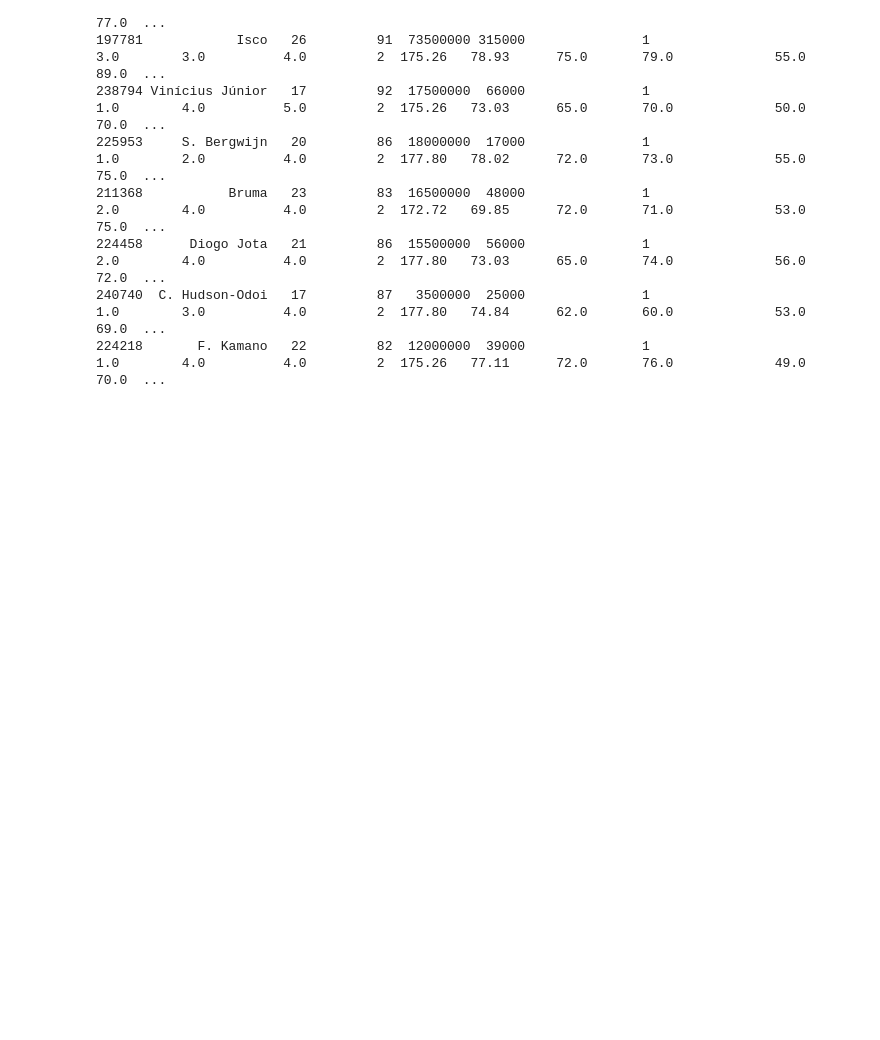
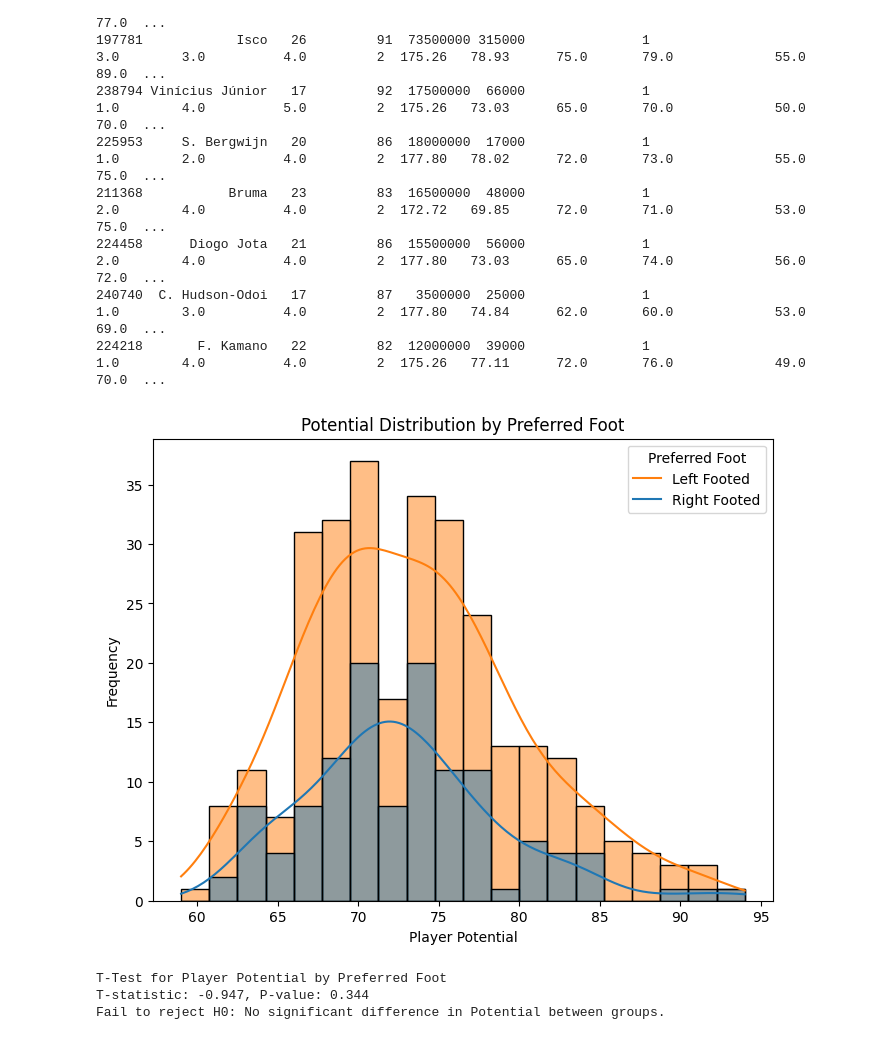
Before and after one commit to Vgoyal6809/Fifa, a Jupyter notebook: Left_Forward.ipynb, the cells around one changed output. Cells and saved outputs as stored; diff of their text form; code cells hidden in the pictures; blank space fills up the shorter version.

Commit message:
T-test

```diff
--- a/Left_Forward.ipynb
+++ b/Left_Forward.ipynb
@@ -102,3 +102,41 @@ Top 10 Players' Information:
 224458      Diogo Jota   21         86  15500000  56000               1                       2.0        4.0          4.0         2  177.80   73.03      65.0       74.0             56.0          72.0  ...
 240740  C. Hudson-Odoi   17         87   3500000  25000               1                       1.0        3.0          4.0         2  177.80   74.84      62.0       60.0             53.0          69.0  ...
 224218       F. Kamano   22         82  12000000  39000               1                       1.0        4.0          4.0         2  175.26   77.11      72.0       76.0             49.0          70.0  ...
+# %%
+import pandas as pd
+import seaborn as sns
+import matplotlib.pyplot as plt
+from scipy.stats import ttest_ind
+from sklearn.model_selection import train_test_split
+from sklearn.preprocessing import LabelEncoder
+
+plt.figure(figsize=(8, 6))
+sns.histplot(data=LF, x='Potential', hue='Preferred Foot', kde=True, bins=20)
+plt.title("Potential Distribution by Preferred Foot")
+plt.xlabel("Player Potential")
+plt.ylabel("Frequency")
+plt.legend(title="Preferred Foot", labels=["Left Footed", "Right Footed"])
+plt.show()
+
+# Separate data for T-Test
+left_footed = LF[LF['Preferred Foot'] == 0]['Potential']
+right_footed = LF[LF['Preferred Foot'] == 1]['Potential']
+
+# T-Test
+t_stat, p_value = ttest_ind(left_footed, right_footed, equal_var=False)
+alpha = 0.05
+
+# Print results
+print("T-Test for Player Potential by Preferred Foot")
+print(f"T-statistic: {t_stat:.3f}, P-value: {p_value:.3f}")
+
+# Hypothesis Evaluation
+if p_value < alpha:
+    print("Reject H0: Significant difference in Potential between left and right-footed players.")
+else:
+    print("Fail to reject H0: No significant difference in Potential between groups.")
+# %% [output]
+[figure, added]
+T-Test for Player Potential by Preferred Foot
+T-statistic: -0.947, P-value: 0.344
+Fail to reject H0: No significant difference in Potential between groups.
```
Also changed, not shown: parts of 2 cells of this notebook.
